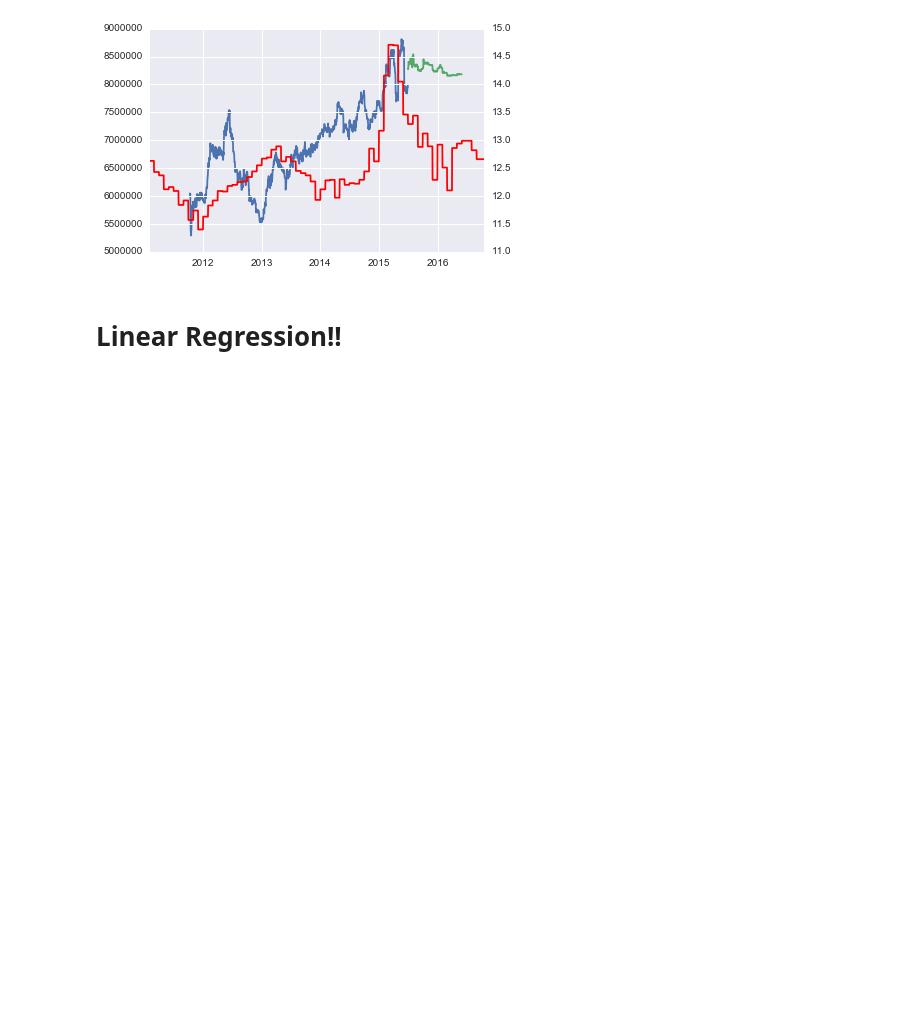
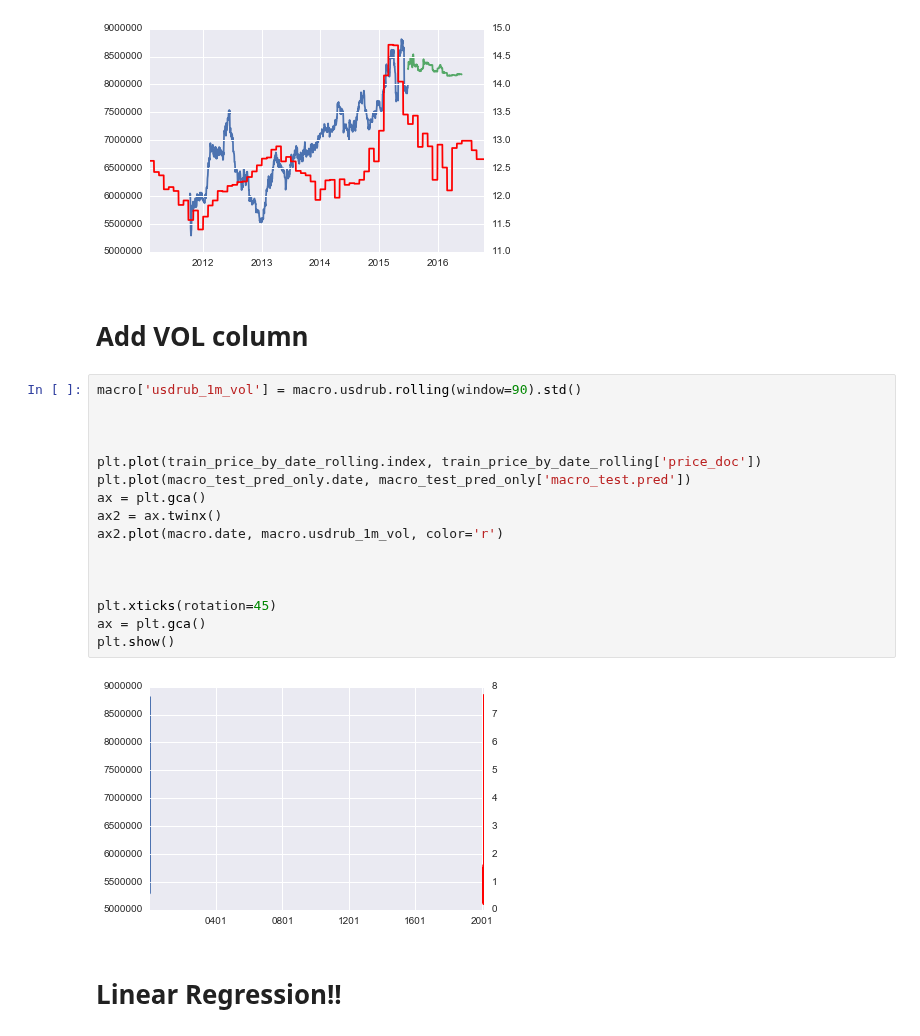
Before and after one commit to nycdatasci/bootcamp009_project, a Jupyter notebook: Project3-MachineLearning/jackenyeart_rachelkogan_clairevignonkeser/Rachel/macro.ipynb, the cells around one changed output. Saved outputs shown, nothing was run; the diff lists cells and outputs as text; blank space fills up the shorter version.

```diff
--- a/Project3-MachineLearning/jackenyeart_rachelkogan_clairevignonkeser/Rachel/macro.ipynb
+++ b/Project3-MachineLearning/jackenyeart_rachelkogan_clairevignonkeser/Rachel/macro.ipynb
@@ -339,6 +350,26 @@ ax = plt.gca()
 plt.show()
 # %% [output]
 [figure]
+# %% [markdown]
+# Add VOL column
+# %%
+macro['usdrub_1m_vol'] = macro.usdrub.rolling(window=90).std()
+
+
+
+plt.plot(train_price_by_date_rolling.index, train_price_by_date_rolling['price_doc'])
+plt.plot(macro_test_pred_only.date, macro_test_pred_only['macro_test.pred'])
+ax = plt.gca()
+ax2 = ax.twinx()
+ax2.plot(macro.date, macro.usdrub_1m_vol, color='r')
+
+
+
+plt.xticks(rotation=45)
+ax = plt.gca()
+plt.show()
+# %% [output]
+[figure, added]
 # %% [markdown]
 # Linear Regression!!
 # %%
```
Also changed, not shown: parts of 7 cells of this notebook, 4 other files.
